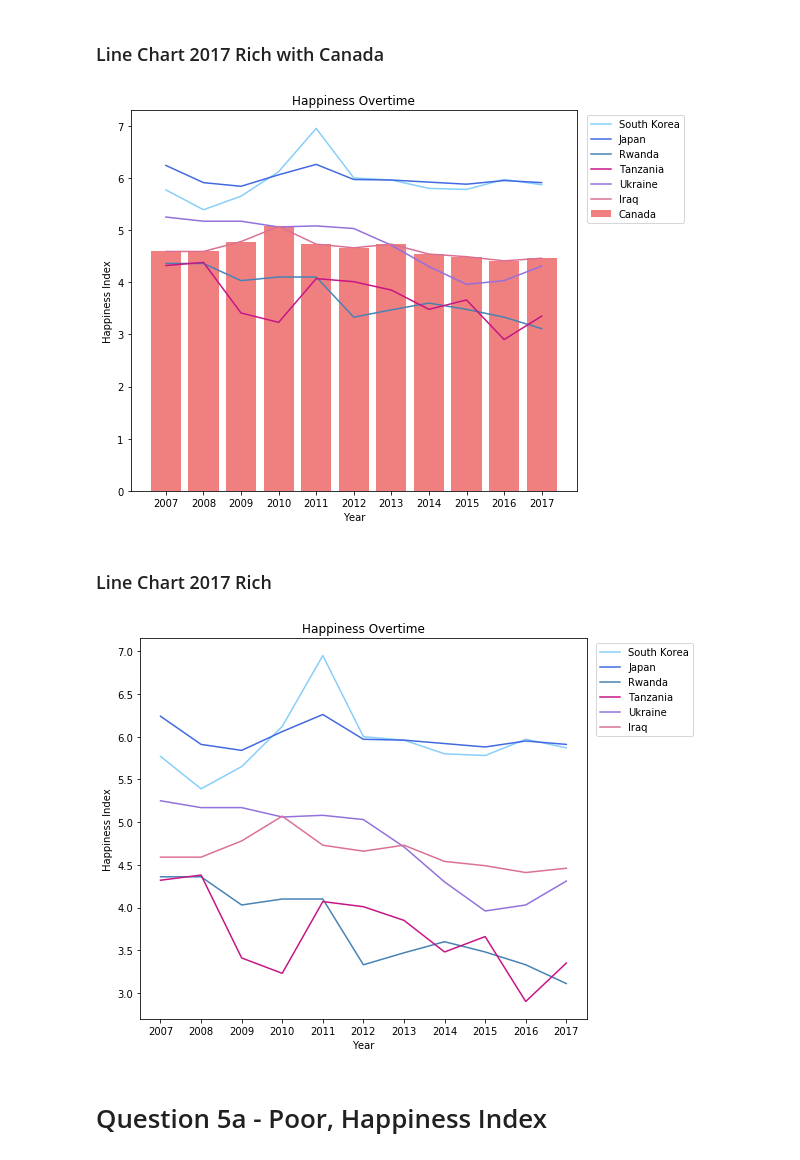
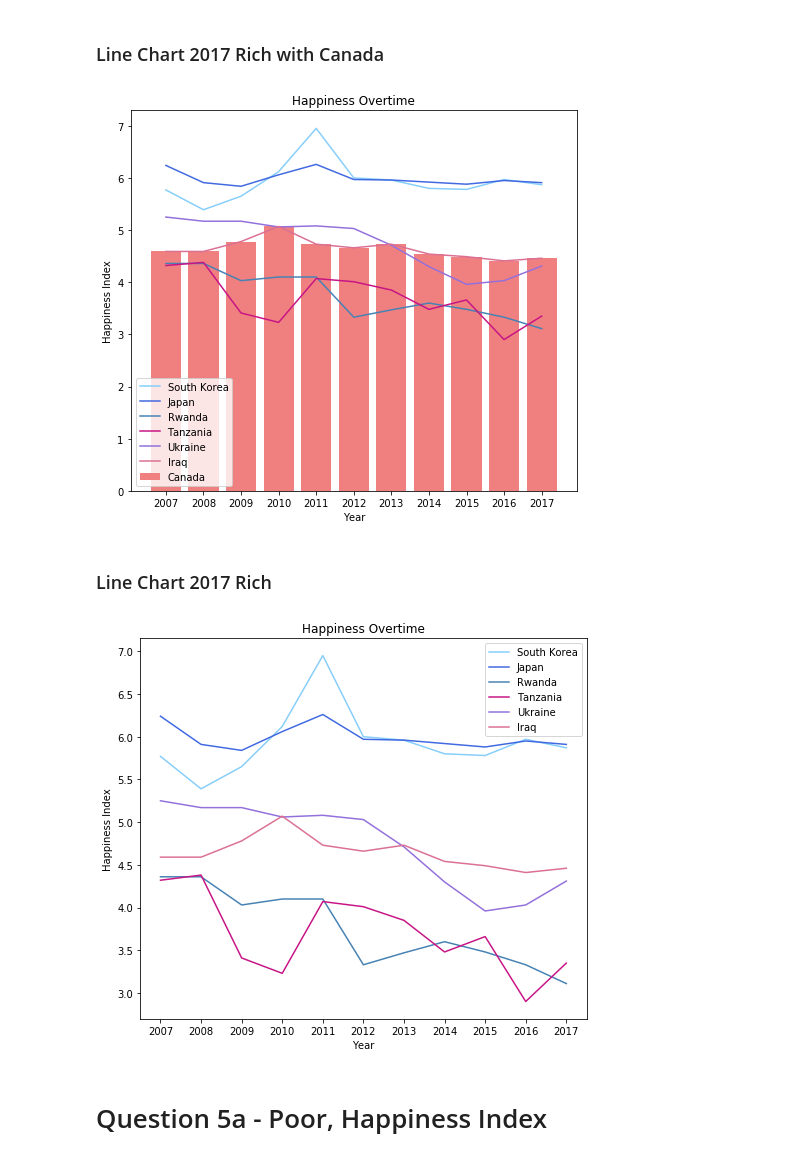
Before and after one commit to jkurtb/Suicide_squad, a Jupyter notebook: Data Viz/Question 5, barchart.ipynb, the cells around one changed output. Cells and saved outputs as stored; diff of their text form; code cells hidden in the pictures.

```diff
--- a/Data Viz/Question 5, barchart.ipynb
+++ b/Data Viz/Question 5, barchart.ipynb
@@ -240,24 +242,24 @@ country6
 # %%
 plt.figure(figsize=(8,7))
 
 plt.plot(country0.index, country0["Happiness Index"], label= country_list[0], color = color[0] )
 plt.plot(country1.index, country1["Happiness Index"], label= country_list[1], color = color[1] )
 plt.plot(country2.index, country2["Happiness Index"], label= country_list[2], color = color[2] )
 plt.plot(country3.index, country3["Happiness Index"], label= country_list[3], color = color[3] )
 plt.plot(country4.index, country4["Happiness Index"], label= country_list[4], color = color[4] )
 plt.plot(country5.index, country5["Happiness Index"], label= country_list[5], color = color[5] )
 plt.bar(country6.index, country5["Happiness Index"], label= "Canada", color = color[6] )
 
 
-plt.legend(bbox_to_anchor=(1.25 , 1) )
+plt.legend(loc="best" )
 plt.xlabel("Year")
 plt.ylabel("Happiness Index")
 plt.title("Happiness Overtime")
 
 plt.savefig("Rich Line with Canada.jpg")
 plt.grid(False)
 # %% [output]
-[figure, old version]
+[figure, new version]
 # %% [markdown]
 ### Line Chart 2017 Rich
 # %%
@@ -271,7 +273,7 @@ plt.plot(country4.index, country4["Happiness Index"], label= country_list[4], co
 plt.plot(country5.index, country5["Happiness Index"], label= country_list[5], color = color[5] )
 
 
-plt.legend(bbox_to_anchor=(1.25 , 1) )
+plt.legend(loc="best")
 plt.xlabel("Year")
 plt.ylabel("Happiness Index")
 plt.title("Happiness Overtime")
@@ -279,7 +281,7 @@ plt.savefig("Line Chart Rich.jpg")
 plt.savefig("Rich Line.jpg")
 plt.grid(False)
 # %% [output]
-[figure, old version]
+[figure, new version]
 # %% [markdown]
 # Question 5a - Poor, Happiness Index
 # %%
```
Also changed, not shown: parts of 6 cells of this notebook, 8 other files.
